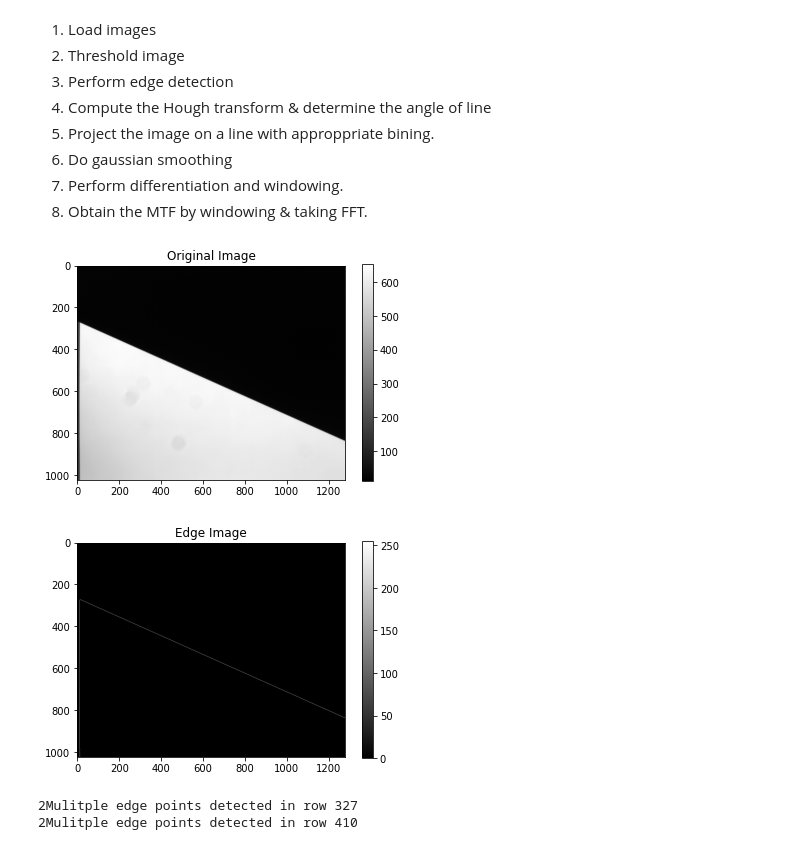
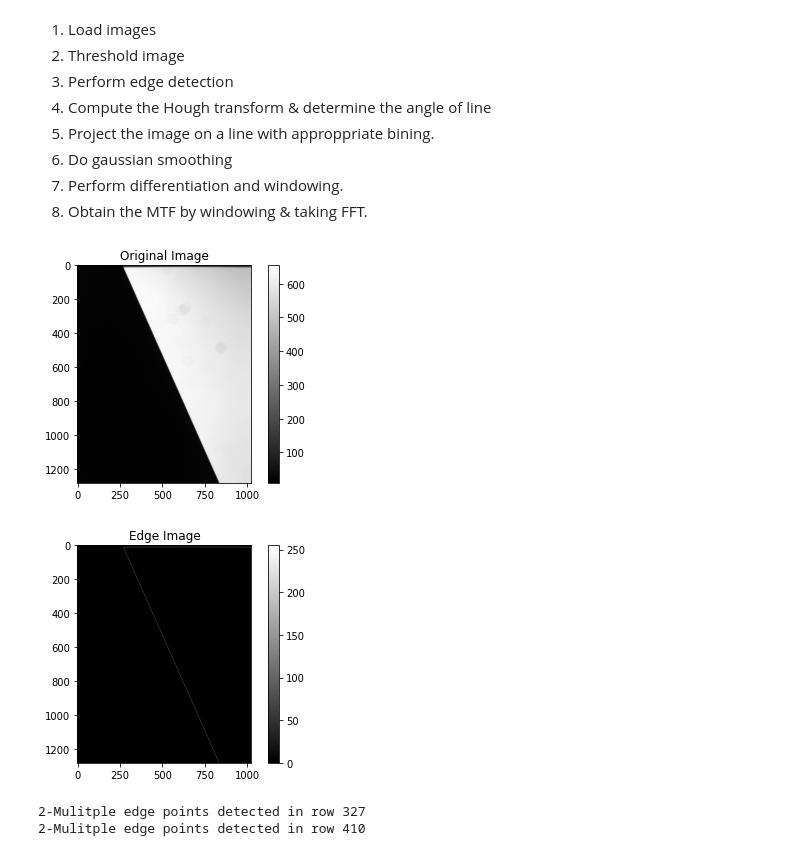
Before and after one commit to PrabhaSahiti/Imaging-Instrumentation, a Jupyter notebook: lab3_mtf.ipynb, the cells around one changed output. Cells and saved outputs as stored; diff of their text form; code cells hidden in the pictures.

```diff
--- a/lab3_mtf.ipynb
+++ b/lab3_mtf.ipynb
@@ -18,17 +20,18 @@ import matplotlib.pyplot as plt
 # %%
 data_path = 'data\data\lab_3_2a1_exp35_knife.npy'
 data = np.load(data_path)
 
 # Averaging image to remove noise
 img = np.mean(data, axis=0)
+img = np.transpose(img)
 
 # Visualize original image
 figure = plt.imshow(img, cmap='gray')
 color = plt.colorbar(figure)
 plt.title('Original Image')
 plt.show()
 # %% [output]
-[figure, old version]
+[figure, new version]
 # %%
 # Threshold & perform edge extraction
 thresh = 300
@@ -47,7 +50,7 @@ color = plt.colorbar(figure)
 plt.title('Edge Image')
 plt.show()
 # %% [output]
-[figure, old version]
+[figure, new version]
 # %%
 lines = cv2.HoughLines(edge_img, 1, np.pi/180, 500, None, 0, 0)
 
@@ -56,13 +58,14 @@ line_angle =  -(line_angle - 90*np.pi/180)
 # %%
 # Take transpose of image for vertical edge
-img_t =  np.transpose(img)
-edge_t = np.transpose(edge_img)
+img_t =  img #np.transpose(img)
+edge_t = edge_img #np.transpose(edge_img)
+line_angle = -line_angle
 
 # Project image on one-dimensional trace
 # Find the distance of each pixel on the 1D line
 s_arr = []
 val_arr = []
-p = 1 #Pixel dimension in mm
+p = 5.3e-3 #Pixel dimension in mm (5.3e-3mm)
 edge_val_thresh = 100
 edge_coord = []
 for y in range(50, edge_t.shape[0]): # Clipping initial 20 rows due to spurious edge
@@ -79,8 +82,8 @@ for y in range(50, edge_t.shape[0]): # Clipping initial 20 rows due to spurious
     if count > 1:
         print(str(count) + '-Mulitple edge points detected in row ' + str(y))
 # %% [output]
-2Mulitple edge points detected in row 327
-2Mulitple edge points detected in row 410
+2-Mulitple edge points detected in row 327
+2-Mulitple edge points detected in row 410
 # %%
 # Sort the pixel values based on distance
 s_arr = np.array(s_arr)
```
Also changed, not shown: parts of 8 cells of this notebook.
